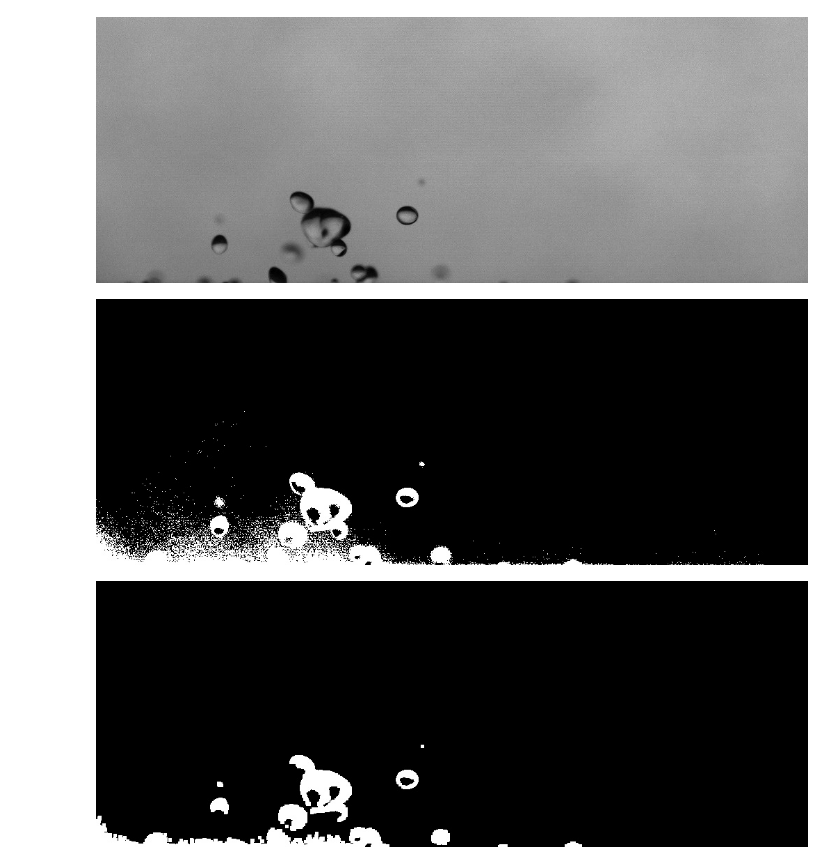
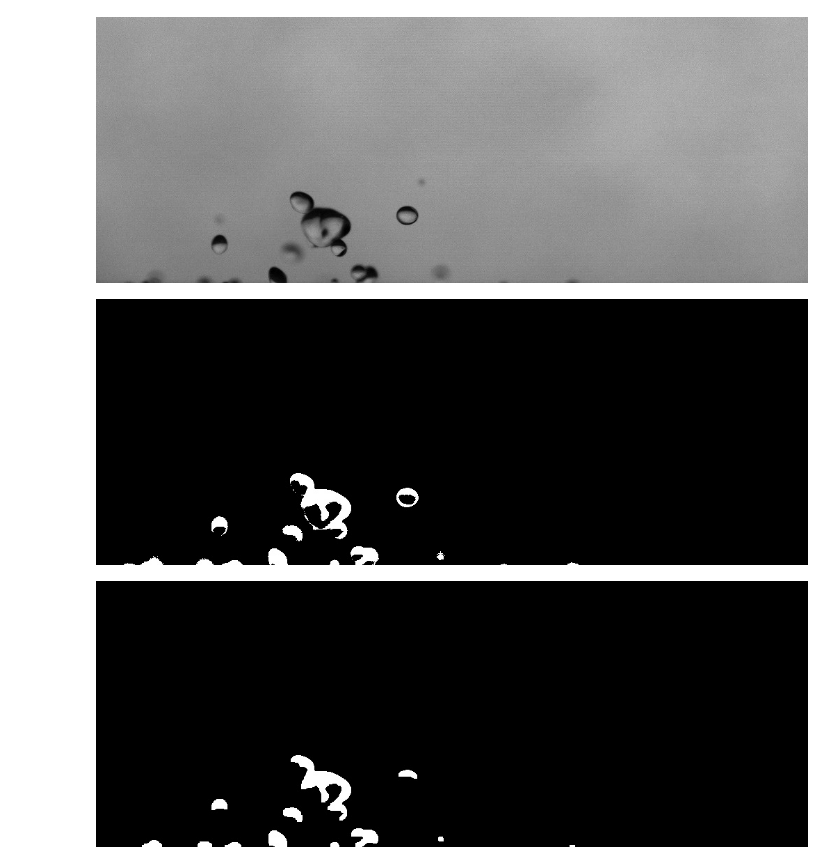
Before and after one commit to mahit2609/droplet_anl, a Jupyter notebook: THESIS_WORK_DARSHAN&MAHIT.ipynb, the cells around one changed output. Cells and saved outputs as stored; diff of their text form; code cells hidden in the pictures.

```diff
--- a/THESIS_WORK_DARSHAN&MAHIT.ipynb
+++ b/THESIS_WORK_DARSHAN&MAHIT.ipynb
@@ -296,15 +296,15 @@ imshow(gray)
 # %% [output]
 [figure]
 # %%
-fixed_threshold_value = 127
+fixed_threshold_value = 100
 
 # Apply fixed thresholding
 ret, bin_img = cv2.threshold(gray, fixed_threshold_value, 255, cv2.THRESH_BINARY_INV)
 
 # Display the binary image
 imshow(bin_img)
 # %% [output]
-[figure, old version]
+[figure, new version]
 # %%
 kernel = cv2.getStructuringElement(cv2.MORPH_RECT, (3, 3))
 bin_img = cv2.morphologyEx(bin_img,
@@ -313,7 +313,7 @@ bin_img = cv2.morphologyEx(bin_img,
                            iterations=2)
 imshow(bin_img)
 # %% [output]
-[figure, old version]
+[figure, new version]
 # %%
 fig, axes = plt.subplots(nrows=2, ncols=2, figsize=(8, 8))
 # sure background area
```
Also changed, not shown: parts of 4 cells of this notebook.
